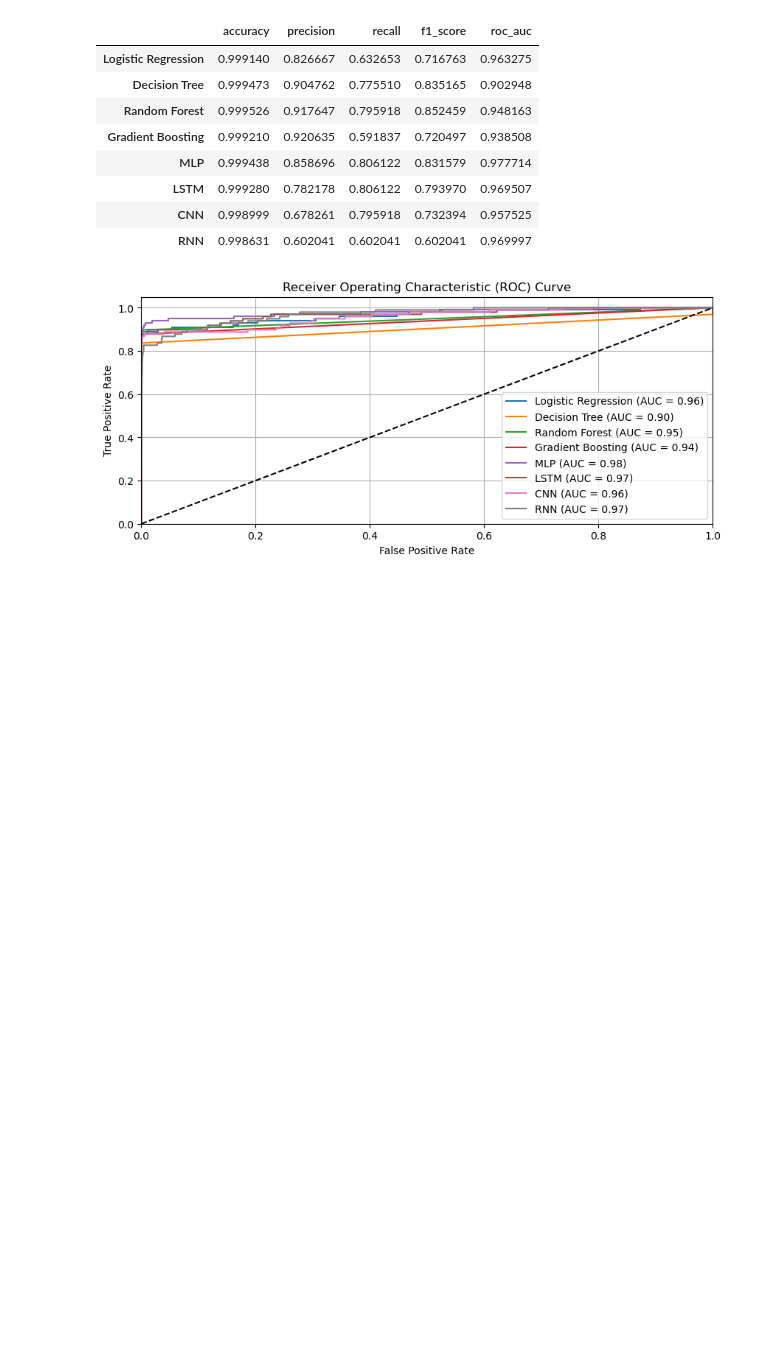
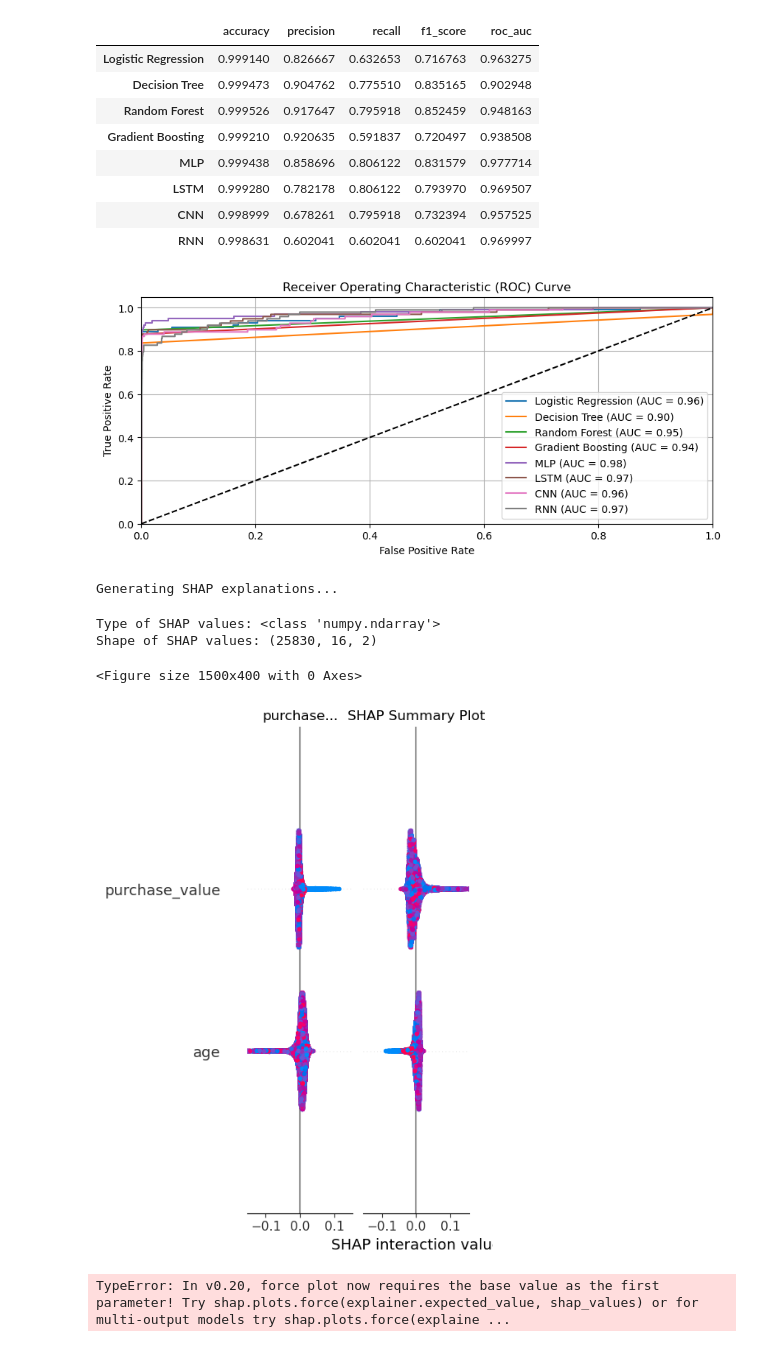
Before and after one commit to Tsegaye16/Fraud-Detection, a Jupyter notebook: notebooks/model_training.ipynb, the cells around one changed output. Cells and saved outputs as stored; diff of their text form; code cells hidden in the pictures; blank space fills up the shorter version.

```diff
--- a/notebooks/model_training.ipynb
+++ b/notebooks/model_training.ipynb
@@ -354,3 +354,19 @@ pd.DataFrame(results_creditcard).T
 plot_roc_curves(y_test_cc, y_probs_credicard)
 # %% [output]
 [figure]
+# %%
+# # Import neccessary modules
+from model_interpreter import ModelInterpreter
+
+# Create instance of the class
+fraud_explainer = ModelInterpreter('../api/random_forest_fraud_best_model.pkl', X_test_fd)
+
+ # Explains the first instance in the dataset
+fraud_explainer.explain_model(instance_idx=0)
+# %% [output]
+Generating SHAP explanations...
+Type of SHAP values: <class 'numpy.ndarray'>
+Shape of SHAP values: (25830, 16, 2)
+<Figure size 1500x400 with 0 Axes>
+[figure, added]
+TypeError: In v0.20, force plot now requires the base value as the first parameter! Try shap.plots.force(explainer.expected_value, shap_values) or for multi-output models try shap.plots.force(explaine ...
```
Also changed, not shown: parts of 1 cell of this notebook, 1 other file.
